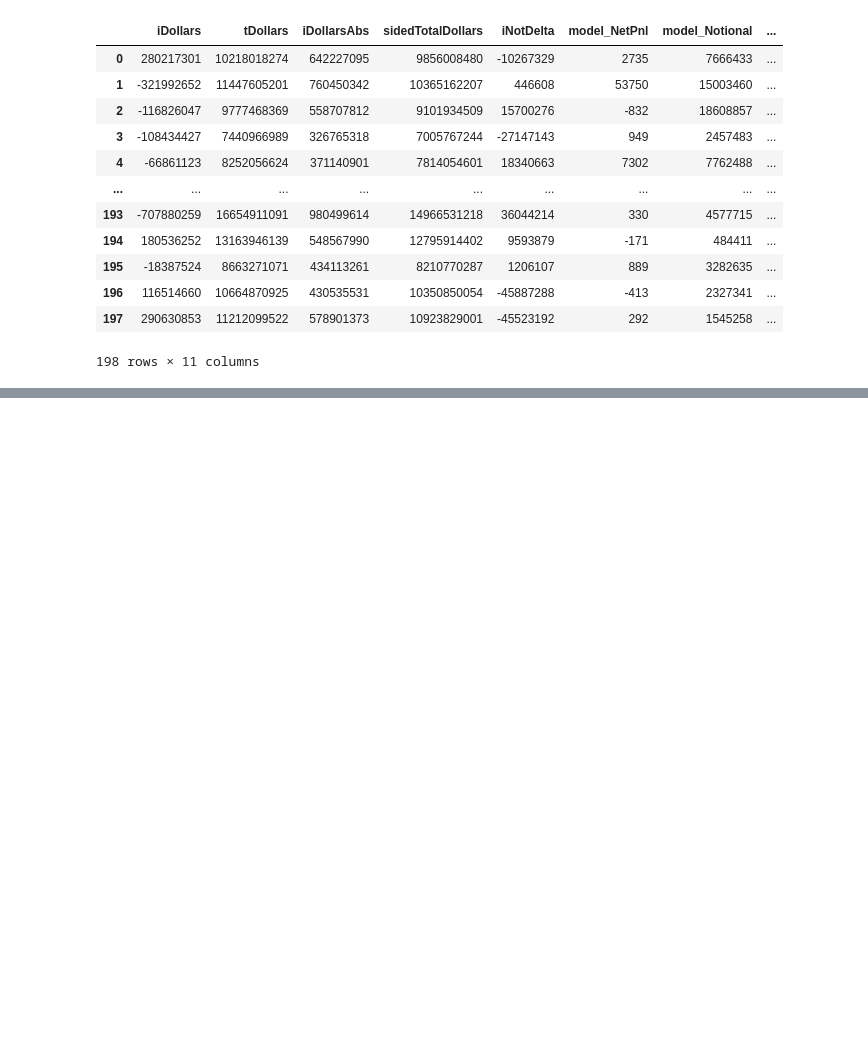
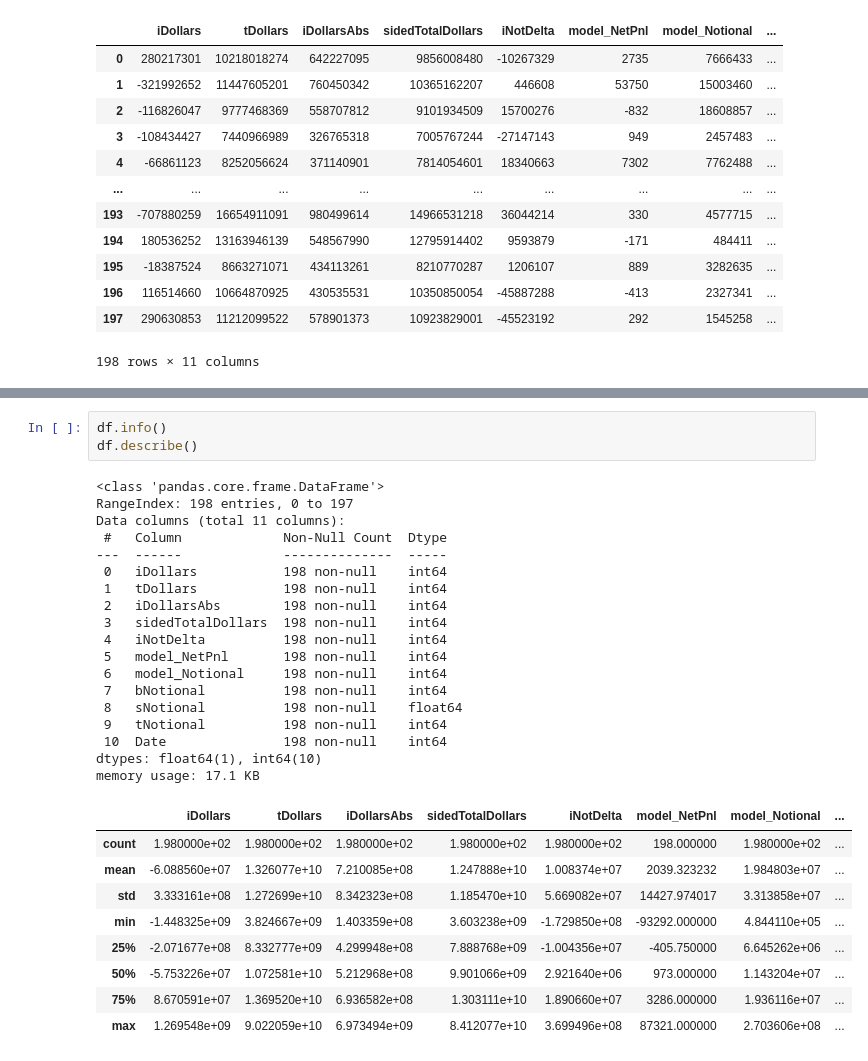
Before and after one commit to AyorindeTayo/freelance2, a Jupyter notebook: Untitled48.ipynb, the cells around one changed output, grey strips where cells are left out. Cells and saved outputs as stored; diff of their text form; blank space fills up the shorter version.

```diff
--- a/Untitled48.ipynb
+++ b/Untitled48.ipynb
@@ -148,3 +148,34 @@ files.download('data.xlsx')
 # %% [output]
 [interactive output not drawn]
 [interactive output not drawn]
+# %%
+df.info()
+df.describe()
+# %% [output]
+<class 'pandas.core.frame.DataFrame'>
+RangeIndex: 198 entries, 0 to 197
+Data columns (total 11 columns):
+ #   Column             Non-Null Count  Dtype
+---  ------             --------------  -----
+ 0   iDollars           198 non-null    int64
+ 1   tDollars           198 non-null    int64
+ 2   iDollarsAbs        198 non-null    int64
+ 3   sidedTotalDollars  198 non-null    int64
+ 4   iNotDelta          198 non-null    int64
+ 5   model_NetPnl       198 non-null    int64
+ 6   model_Notional     198 non-null    int64
+ 7   bNotional          198 non-null    int64
+ 8   sNotional          198 non-null    float64
+ 9   tNotional          198 non-null    int64
+ 10  Date               198 non-null    int64
+dtypes: float64(1), int64(10)
+memory usage: 17.1 KB
+|  | iDollars | tDollars | iDollarsAbs | sidedTotalDollars | iNotDelta | model_NetPnl | model_Notional | ... |
+| count | 1.980000e+02 | 1.980000e+02 | 1.980000e+02 | 1.980000e+02 | 1.980000e+02 | 198.000000 | 1.980000e+02 | ... |
+| mean | -6.088560e+07 | 1.326077e+10 | 7.210085e+08 | 1.247888e+10 | 1.008374e+07 | 2039.323232 | 1.984803e+07 | ... |
+| std | 3.333161e+08 | 1.272699e+10 | 8.342323e+08 | 1.185470e+10 | 5.669082e+07 | 14427.974017 | 3.313858e+07 | ... |
+| min | -1.448325e+09 | 3.824667e+09 | 1.403359e+08 | 3.603238e+09 | -1.729850e+08 | -93292.000000 | 4.844110e+05 | ... |
+| 25% | -2.071677e+08 | 8.332777e+09 | 4.299948e+08 | 7.888768e+09 | -1.004356e+07 | -405.750000 | 6.645262e+06 | ... |
+| 50% | -5.753226e+07 | 1.072581e+10 | 5.212968e+08 | 9.901066e+09 | 2.921640e+06 | 973.000000 | 1.143204e+07 | ... |
+| 75% | 8.670591e+07 | 1.369520e+10 | 6.936582e+08 | 1.303111e+10 | 1.890660e+07 | 3286.000000 | 1.936116e+07 | ... |
+| max | 1.269548e+09 | 9.022059e+10 | 6.973494e+09 | 8.412077e+10 | 3.699496e+08 | 87321.000000 | 2.703606e+08 | ... |
```
Also changed, not shown: parts of 4 cells of this notebook.
